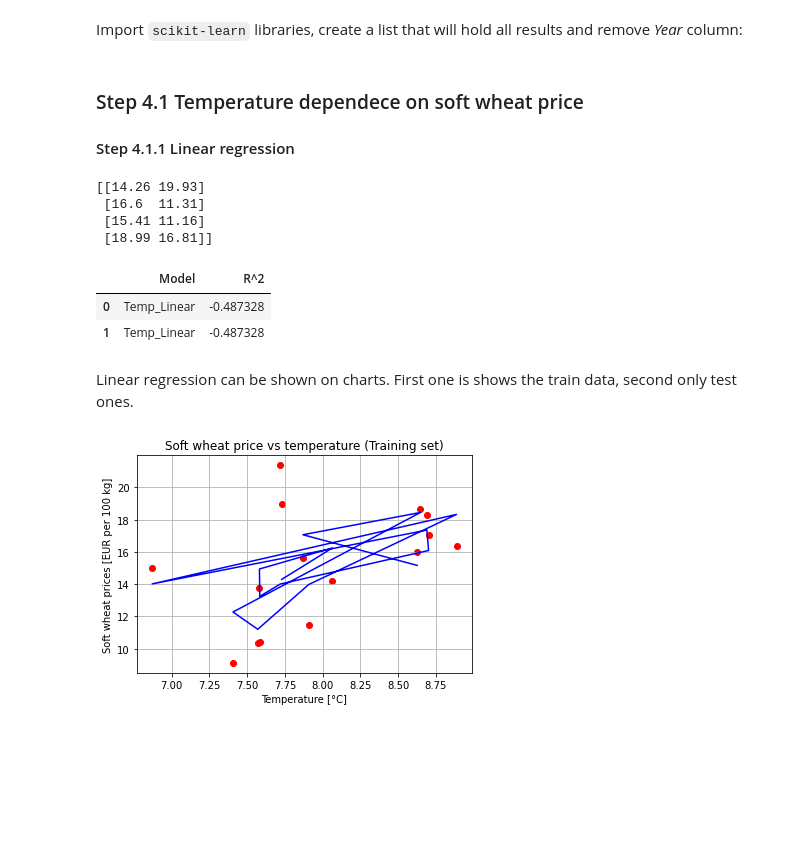
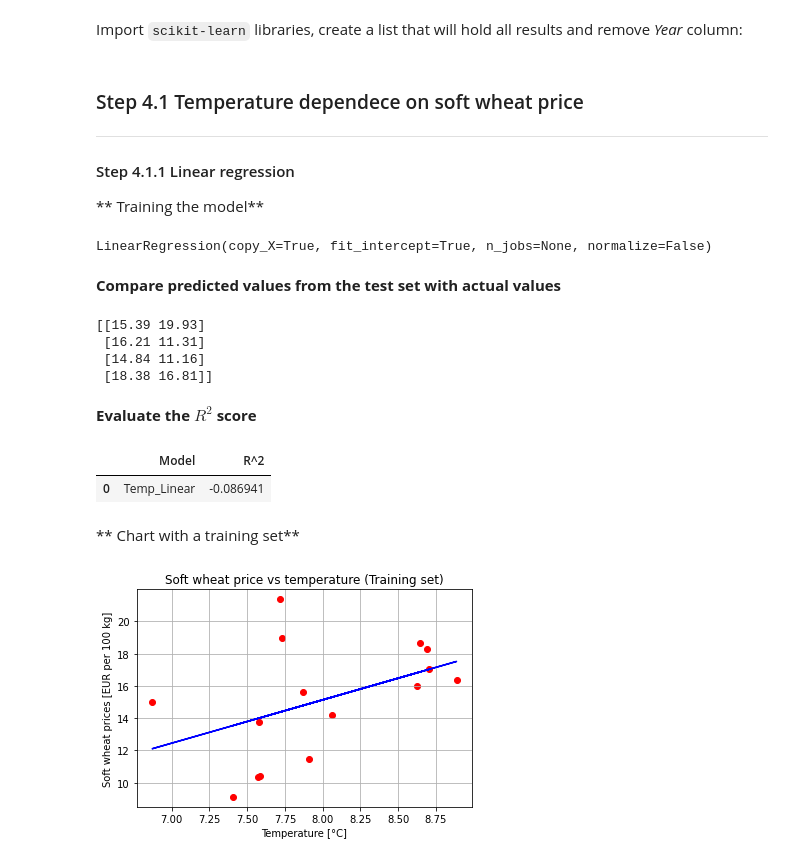
Before and after one commit to wkrzywiec/polish-crops, a Jupyter notebook: polish-crops.ipynb, the cells around one changed output. Drawn from its saved outputs; the diff is of its cells as text; code cells hidden in the pictures; blank space fills up the shorter version.

```diff
--- a/polish-crops.ipynb
+++ b/polish-crops.ipynb
@@ -350,41 +355,49 @@ results_df = pd.DataFrame(columns=['Model', 'R^2'])
 df = df.drop(columns=['Year'])
 # %% [markdown]
 ### Step 4.1 Temperature dependece on soft wheat price
+---
 #### Step 4.1.1 Linear regression
+
+** Training the model**
 # %%
-x = df.iloc[:, 1].values
+x = df.iloc[:, 0].values.reshape(-1, 1)
 y = df.iloc[:, -1].values
 
 x_train, x_test, y_train, y_test = train_test_split(x, y, test_size = 0.2, random_state = 0)
 linear_regressor = LinearRegression()
 linear_regressor.fit(x_train, y_train)
-
-y_pred = linear_regressor.predict(x_test)
-
-np.set_printoptions(precision=2)
-print(np.concatenate((y_pred.reshape(len(y_pred),1), y_test.reshape(len(y_test),1)),1))
 # %% [output]
-[[14.26 19.93]
- [16.6  11.31]
- [15.41 11.16]
- [18.99 16.81]]
+LinearRegression(copy_X=True, fit_intercept=True, n_jobs=None, normalize=False)
+# %% [markdown]
+**Compare predicted values from the test set with actual values**
+# %%
+y_pred = linear_regressor.predict(x_test)
+
+np.set_printoptions(precision=2)
+print(np.concatenate((y_pred.reshape(len(y_pred),1), y_test.reshape(len(y_test),1)),1))
+# %% [output]
+[[15.39 19.93]
+ [16.21 11.31]
+ [14.84 11.16]
+ [18.38 16.81]]
+# %% [markdown]
+**Evaluate the $R^2$ score**
 # %%
 r2 = r2_score(y_test, y_pred)
 results_df = results_df.append({'Model': 'Temp_Linear', 'R^2': r2}, ignore_index=True)
 results_df
 # %% [output]
 |  | Model | R^2 |
-| 0 | Temp_Linear | -0.487328 |
-| 1 | Temp_Linear | -0.487328 |
+| 0 | Temp_Linear | -0.086941 |
-# %% [markdown]
-Linear regression can be shown on charts. First one is shows the train data, second only test ones.
+# %% [markdown]
+** Chart with a training set**
 # %%
-plt.scatter(x_train[:, 0], y_train, color = 'red')
-plt.plot(x_train[:, 0], linear_regressor.predict(x_train), color = 'blue')
+plt.scatter(x_train, y_train, color = 'red')
+plt.plot(x_train, linear_regressor.predict(x_train), color = 'blue')
 plt.title('Soft wheat price vs temperature (Training set)')
 plt.xlabel('Temperature [°C]')
 plt.ylabel('Soft wheat prices [EUR per 100 kg]')
 plt.grid()
 plt.show()
 # %% [output]
-[figure, old version]
+[figure, new version]
```
Also changed, not shown: parts of 20 cells of this notebook.
